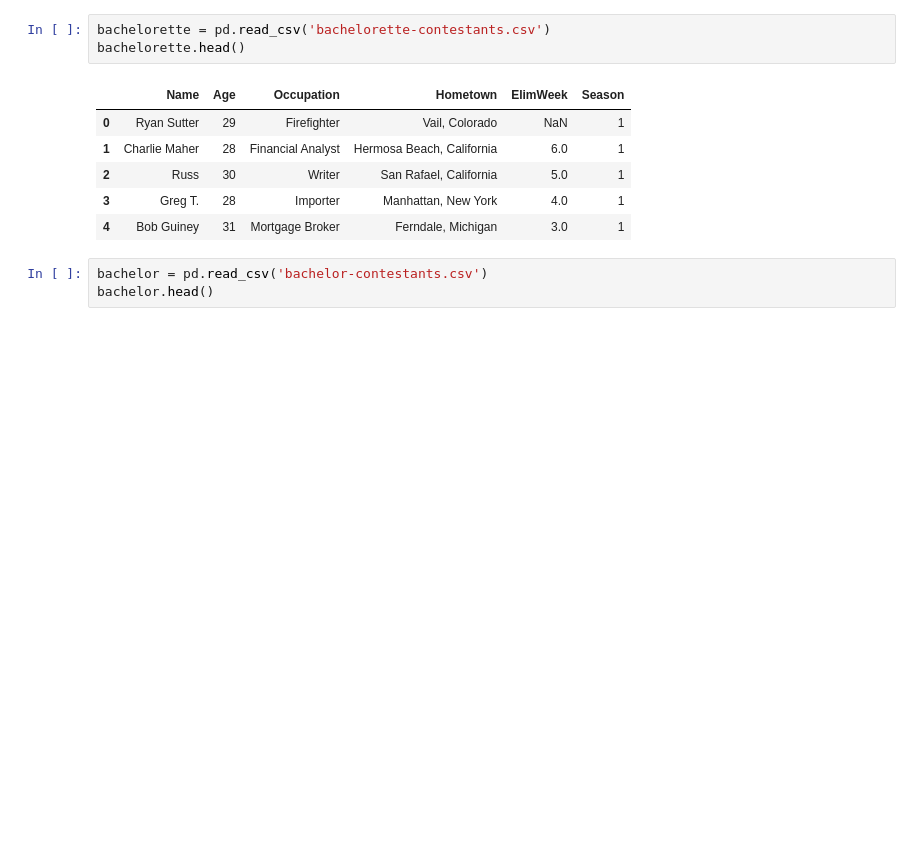
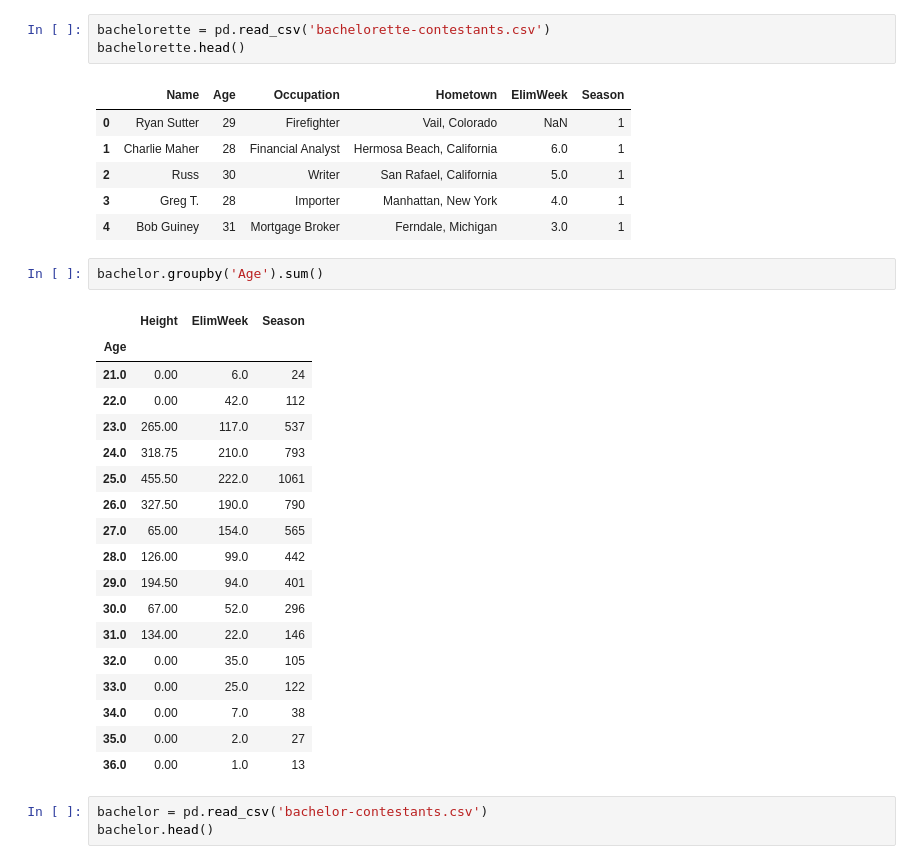
Before and after one commit to lindyc12/Bachelor_analysis, a Jupyter notebook: analysis.ipynb, the cells around one changed output. Saved outputs shown, nothing was run; the diff lists cells and outputs as text; blank space fills up the shorter version.

```diff
--- a/analysis.ipynb
+++ b/analysis.ipynb
@@ -16,6 +16,27 @@ bachelorette.head()
 | 2 | Russ | 30 | Writer | San Rafael, California | 5.0 | 1 |
 | 3 | Greg T. | 28 | Importer | Manhattan, New York | 4.0 | 1 |
 | 4 | Bob Guiney | 31 | Mortgage Broker | Ferndale, Michigan | 3.0 | 1 |
+# %%
+bachelor.groupby('Age').sum()
+# %% [output]
+|  | Height | ElimWeek | Season |
+| Age |  |  |  |
+| 21.0 | 0.00 | 6.0 | 24 |
+| 22.0 | 0.00 | 42.0 | 112 |
+| 23.0 | 265.00 | 117.0 | 537 |
+| 24.0 | 318.75 | 210.0 | 793 |
+| 25.0 | 455.50 | 222.0 | 1061 |
+| 26.0 | 327.50 | 190.0 | 790 |
+| 27.0 | 65.00 | 154.0 | 565 |
+| 28.0 | 126.00 | 99.0 | 442 |
+| 29.0 | 194.50 | 94.0 | 401 |
+| 30.0 | 67.00 | 52.0 | 296 |
+| 31.0 | 134.00 | 22.0 | 146 |
+| 32.0 | 0.00 | 35.0 | 105 |
+| 33.0 | 0.00 | 25.0 | 122 |
+| 34.0 | 0.00 | 7.0 | 38 |
+| 35.0 | 0.00 | 2.0 | 27 |
+| 36.0 | 0.00 | 1.0 | 13 |
 # %%
 bachelor = pd.read_csv('bachelor-contestants.csv')
 bachelor.head()
```
Also changed, not shown: parts of 1 cell of this notebook.
